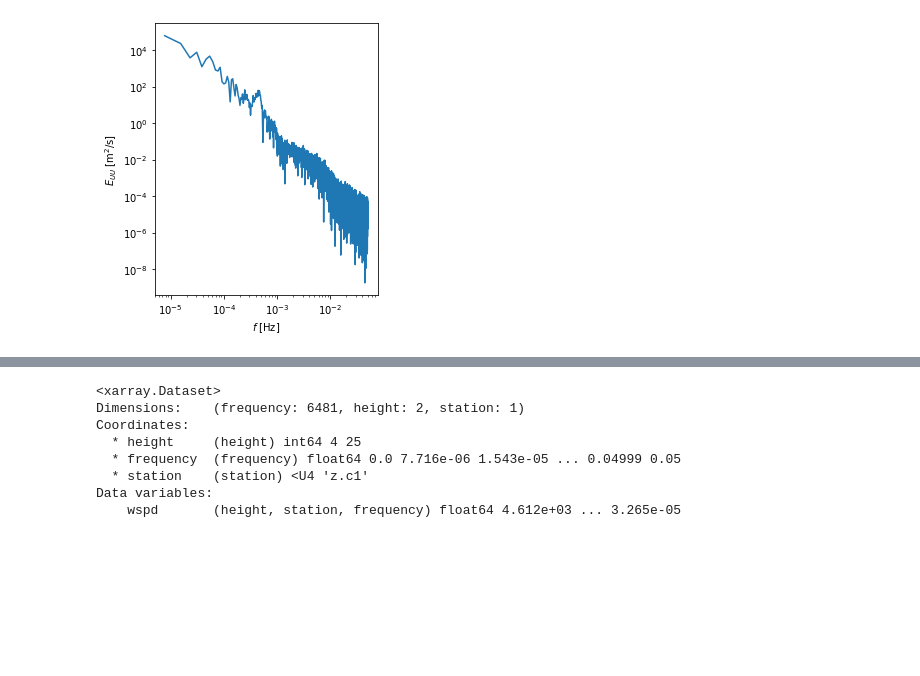
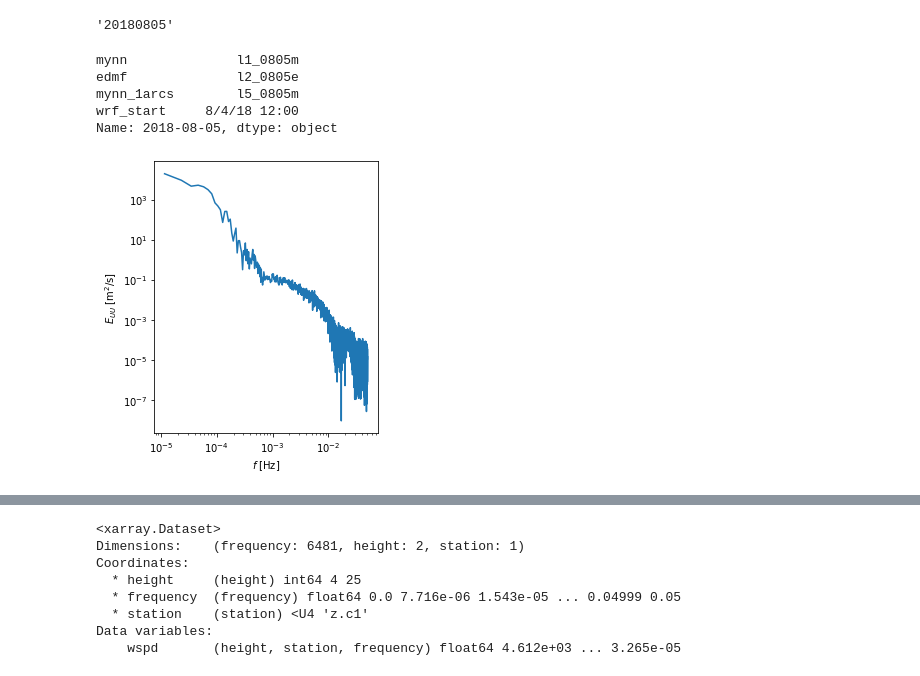
Before and after one commit to joejoeyjoseph/mmc-pnnl-j3, a Jupyter notebook: sgp/eagle/03d_j3wrf_meso-les_spectrum.ipynb, the cells around one changed output, grey strips where cells are left out. Drawn from its saved outputs; the diff is of its cells as text; code cells hidden in the pictures; blank space fills up the shorter version.

```diff
--- a/sgp/eagle/03d_j3wrf_meso-les_spectrum.ipynb
+++ b/sgp/eagle/03d_j3wrf_meso-les_spectrum.ipynb
@@ -35,22 +37,3 @@ data_dir_df = pd.read_csv(nb_dir[0]+'/data-dir-j3leswrf.csv', index_col=0)
 
 # 1 obs height in m, to match wrf's heights
 share_height = [4, 25]
-# %%
-c1_file_path = wrf_runs_dir+'l1_0805m/z_ts/z.c1.d02'
-# c1_file_path = wrf_dir+'z_ts/z.'+sim_dict[model][0]
-wrf_tower = Tower(c1_file_path)
-
-# # simulation start time
-wrf_start = '8/4/18 12:00'
-
-def read_tower_to_ds(tower, wrf_start, dt):
-
-    ds = tower.to_xarray(start_time=wrf_start, time_step=dt, structure='unordered',
-                         heights=share_height,
-                         height_var='ph', agl=True)
-
-    return ds
-
-wrf_ds = read_tower_to_ds(wrf_tower, wrf_start, d02_wrf_dt)
-
-wrf_ds['wspd'], wrf_ds['wdir'] = calc_wind(wrf_ds)
@@ -57,26 +291,38 @@ wrf_ds['wspd'], wrf_ds['wdir'] = calc_wind(wrf_ds)
+# %%
+eval_date.replace('-', '')
+# %% [output]
+'20180805'
+# %%
+data_dir_df['2018-08-05']
+# %% [output]
+mynn              l1_0805m
+edmf              l2_0805e
+mynn_1arcs        l5_0805m
+wrf_start     8/4/18 12:00
+Name: 2018-08-05, dtype: object
 # %%
-spectra = calc_spectra(wrf_ds,
+wrf_spectra = calc_spectra(wrf_ds,
                       var_oi='wspd',
                       spectra_dim='datetime',
-                      average_dim='station',
+#                       average_dim='station',
                       level_dim='height',
                       window='hamming',
 #                       tstart=pd.to_datetime(tstart),
 #                       interval='10s',
 #                       window_length=window_length,
 #                       window_overlap_pct=window_overlap_pct
                       #level=[0,1]
                       )
 
 ax = plot_spectrum(
-        datasets={'test':spectra.sel(height=4).to_dataframe(), \
+        datasets={'test':wrf_spectra.sel(height=4).to_dataframe(), \
                   },
         #height=80,
         #times=spectraTimes,
         fields='wspd',
 #         freqlimits=(1e-3,1),
 #         fieldlimits={'wspd':(1e-3,1e2)},
         showlegend=False,
     )
 # %% [output]
-[figure, old version]
+[figure, new version]
```
Also changed, not shown: parts of 24 cells of this notebook.
